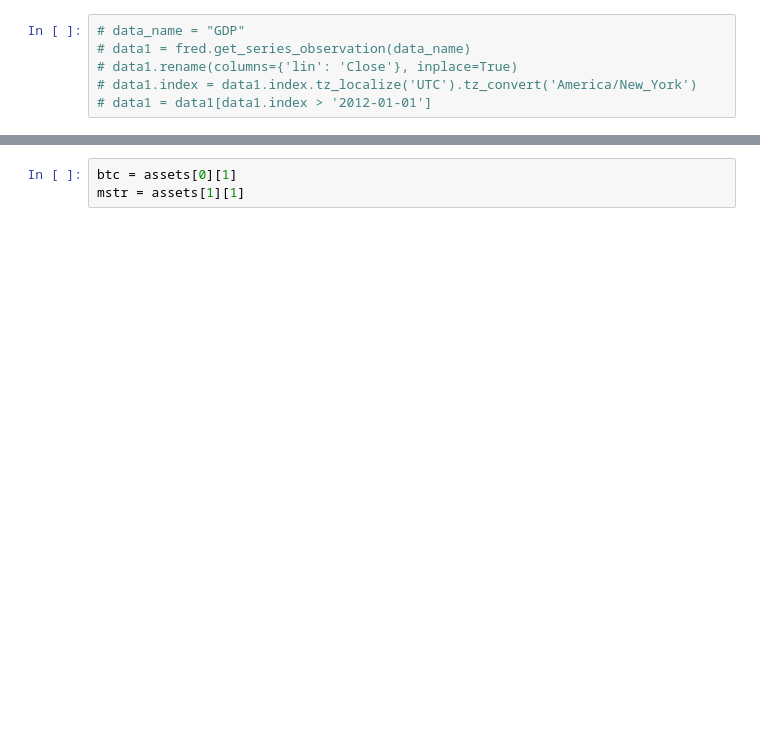
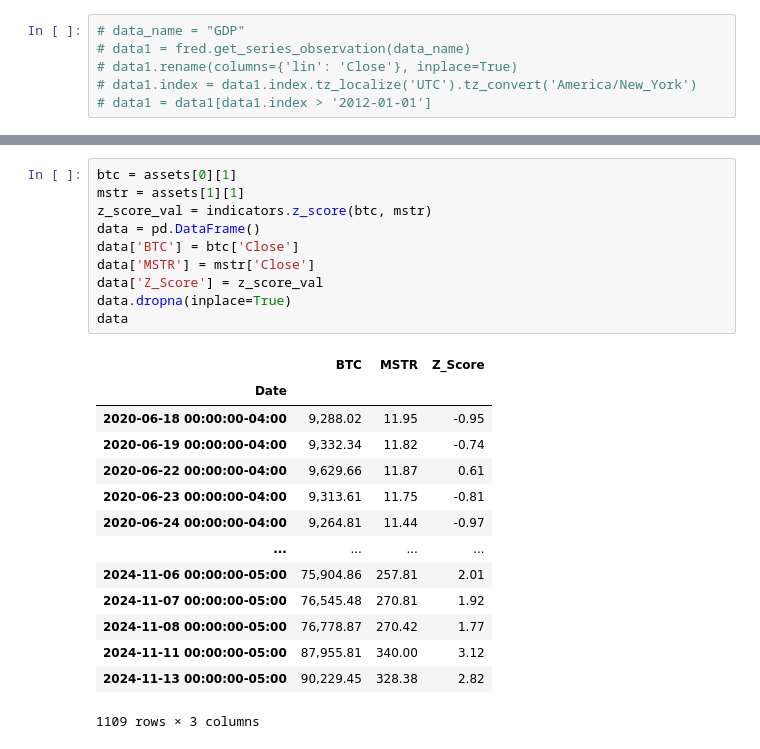
Before and after one commit to ivandimitrovkyulev/Notebooks, a Jupyter notebook: sample/comparison.ipynb, the cells around one changed output, grey strips where cells are left out. Saved outputs shown, nothing was run; the diff lists cells and outputs as text; blank space fills up the shorter version.

```diff
--- a/sample/comparison.ipynb
+++ b/sample/comparison.ipynb
@@ -30,3 +30,25 @@ BTC-USD / MSTR correlation:0.86893149
 # %%
 btc = assets[0][1]
 mstr = assets[1][1]
+z_score_val = indicators.z_score(btc, mstr)
+data = pd.DataFrame()
+data['BTC'] = btc['Close']
+data['MSTR'] = mstr['Close']
+data['Z_Score'] = z_score_val
+data.dropna(inplace=True)
+data
+# %% [output]
+|  | BTC | MSTR | Z_Score |
+| Date |  |  |  |
+| 2020-06-18 00:00:00-04:00 | 9,288.02 | 11.95 | -0.95 |
+| 2020-06-19 00:00:00-04:00 | 9,332.34 | 11.82 | -0.74 |
+| 2020-06-22 00:00:00-04:00 | 9,629.66 | 11.87 | 0.61 |
+| 2020-06-23 00:00:00-04:00 | 9,313.61 | 11.75 | -0.81 |
+| 2020-06-24 00:00:00-04:00 | 9,264.81 | 11.44 | -0.97 |
+| ... | ... | ... | ... |
+| 2024-11-06 00:00:00-05:00 | 75,904.86 | 257.81 | 2.01 |
+| 2024-11-07 00:00:00-05:00 | 76,545.48 | 270.81 | 1.92 |
+| 2024-11-08 00:00:00-05:00 | 76,778.87 | 270.42 | 1.77 |
+| 2024-11-11 00:00:00-05:00 | 87,955.81 | 340.00 | 3.12 |
+| 2024-11-13 00:00:00-05:00 | 90,229.45 | 328.38 | 2.82 |
+1109 rows × 3 columns
```
Also changed, not shown: parts of 6 cells of this notebook, 8 other files.
